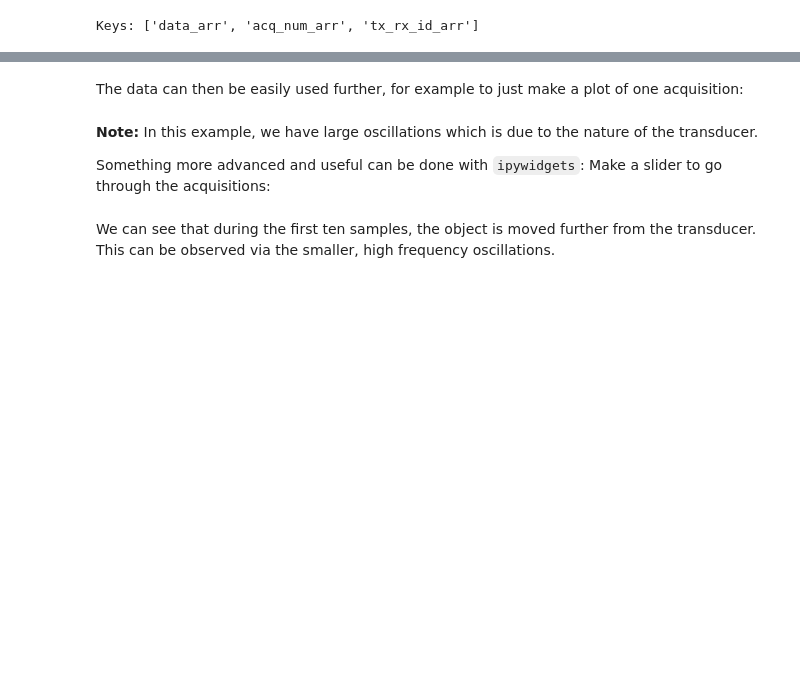
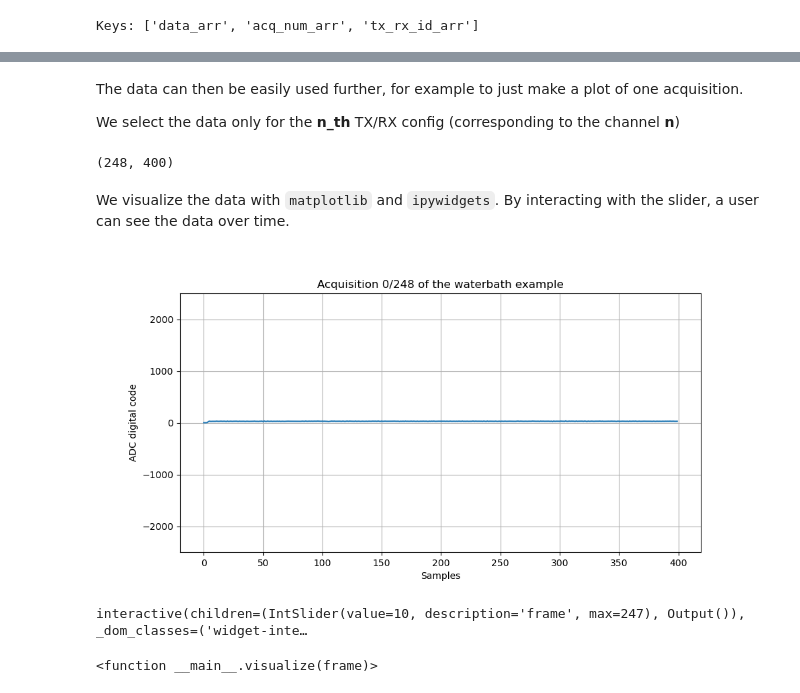
Before and after one commit to pulp-bio/wulpus, a Jupyter notebook: sw/wulpus_gui.ipynb, the cells around one changed output, grey strips where cells are left out. Cells and saved outputs as stored; diff of their text form; code cells hidden in the pictures; blank space fills up the shorter version.

Commit message:
Fixed switching optimization bug + cleaned example notebook

```diff
--- a/sw/wulpus_gui.ipynb
+++ b/sw/wulpus_gui.ipynb
@@ -153,7 +156,8 @@ WulpusGuiSingleCh(children=(VBox(children=(HBox(children=(VBox(children=(Checkbo
 The data is saved in a `.npz` file. This is a compressed file format that can be used with the `numpy` library.
 # %%
 # Data can be loaded as easy as:
-data = np.load('examples/waterbath/data_31.npz')
+# data = np.load('examples/waterbath/data_31.npz')
+data = np.load('examples/carotid/data_12.npz')
 
 # The keys of the data are:
 print('Keys:', data.files)
@@ -186,2 +195,4 @@ print('Data shape:', data_meas.shape)
 # %% [markdown]
-The data can then be easily used further, for example to just make a plot of one acquisition:
+The data can then be easily used further, for example to just make a plot of one acquisition.
+
+We select the data only for the **n_th** TX/RX config (corresponding to the channel **n**)
@@ -199,22 +199,32 @@ plt.show()
+# %%
+channel_id = 0
+
+data_sel = data_meas[data['tx_rx_id_arr'] == channel_id, :]
+# %%
+data_sel.shape
+# %% [output]
+(248, 400)
 # %% [markdown]
-**Note:** In this example, we have large oscillations which is due to the nature of the transducer.
 
-Something more advanced and useful can be done with `ipywidgets`: Make a slider to go through the acquisitions:
+We visualize the data with `matplotlib` and `ipywidgets`.
+By interacting with the slider, a user can see the data over time.
 # %%
 plt.figure(figsize=(10, 5))
-plot_data = plt.plot(data_meas[0])
+plot_data = plt.plot(data_sel[0])
 plt.ylim(-2500, 2500)
-plt.title(f'Acquisition 0/{len(data_meas)} of the waterbath example')
+plt.title(f'Acquisition 0/{data_sel.shape[0]} of the waterbath example')
 plt.xlabel('Samples')
 plt.ylabel('ADC digital code')
 plt.grid()
 plt.show()
 
 def visualize(frame):
-    plot_data[0].set_ydata(data_meas[frame])
-    plt.title(f'Acquisition {frame}/{len(data_meas)} of the waterbath example')
+    plot_data[0].set_ydata(data_sel[frame])
+    plt.title(f'Acquisition {frame}/{data_sel.shape[0]} of the waterbath example')
     plt.draw()
 
-widgets.interact(visualize, frame=widgets.IntSlider(min=0, max=len(data_meas)-1, step=1, value=0))
+widgets.interact(visualize, frame=widgets.IntSlider(min=0, max=data_sel.shape[0]-1, step=1, value=10))
+# %% [output]
+[figure, added]
+interactive(children=(IntSlider(value=10, description='frame', max=247), Output()), _dom_classes=('widget-inte…
+<function __main__.visualize(frame)>
-# %% [markdown]
-We can see that during the first ten samples, the object is moved further from the transducer. This can be observed via the smaller, high frequency oscillations.
```
Also changed, not shown: parts of 18 cells of this notebook, 10 other files.
